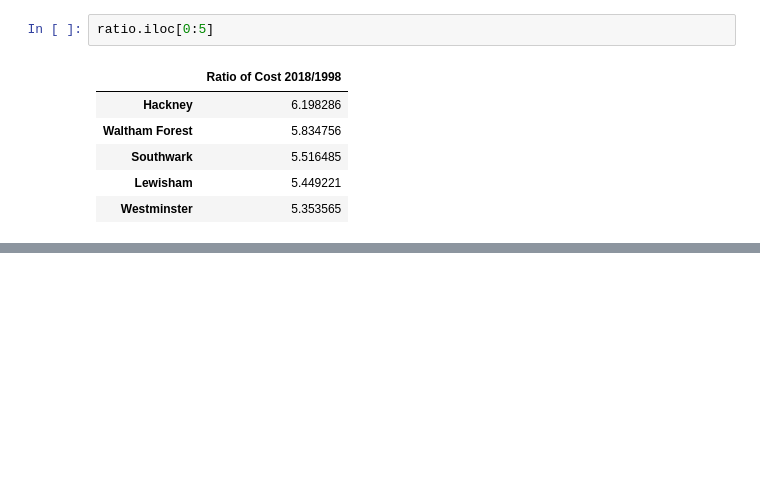
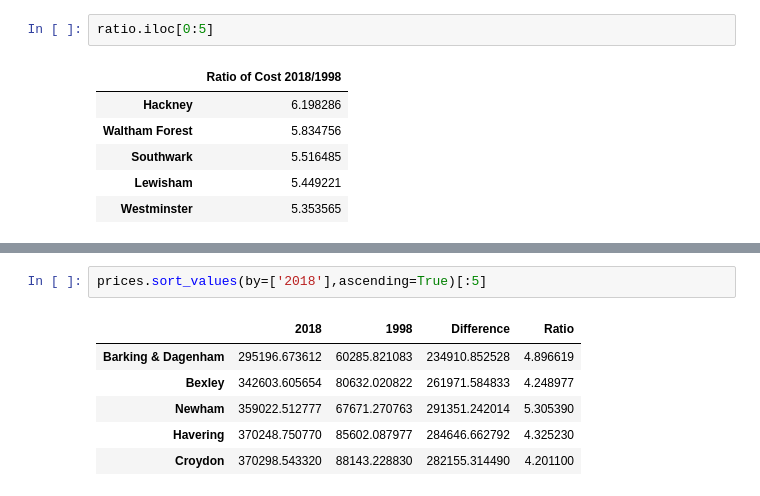
Before and after one commit to mrose10/Springboard, a Jupyter notebook: Unit 4 Challenge - Tier 3.ipynb, the cells around one changed output, grey strips where cells are left out. Cells and saved outputs as stored; diff of their text form; blank space fills up the shorter version.

```diff
--- a/Unit 4 Challenge - Tier 3.ipynb
+++ b/Unit 4 Challenge - Tier 3.ipynb
@@ -338,0 +365,9 @@ ratio.iloc[0:5]
+# %%
+prices.sort_values(by=['2018'],ascending=True)[:5]
+# %% [output]
+|  | 2018 | 1998 | Difference | Ratio |
+| Barking & Dagenham | 295196.673612 | 60285.821083 | 234910.852528 | 4.896619 |
+| Bexley | 342603.605654 | 80632.020822 | 261971.584833 | 4.248977 |
+| Newham | 359022.512777 | 67671.270763 | 291351.242014 | 5.305390 |
+| Havering | 370248.750770 | 85602.087977 | 284646.662792 | 4.325230 |
+| Croydon | 370298.543320 | 88143.228830 | 282155.314490 | 4.201100 |
```
Also changed, not shown: parts of 4 cells of this notebook.
